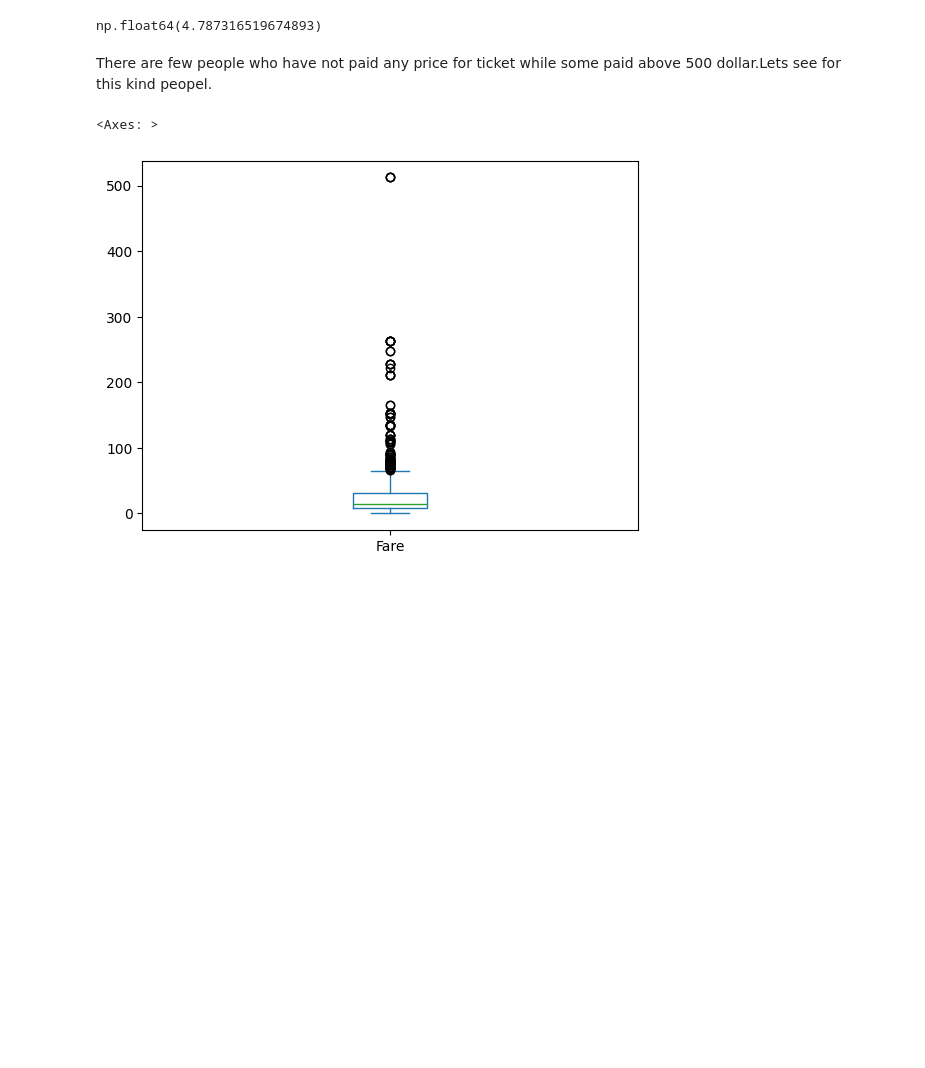
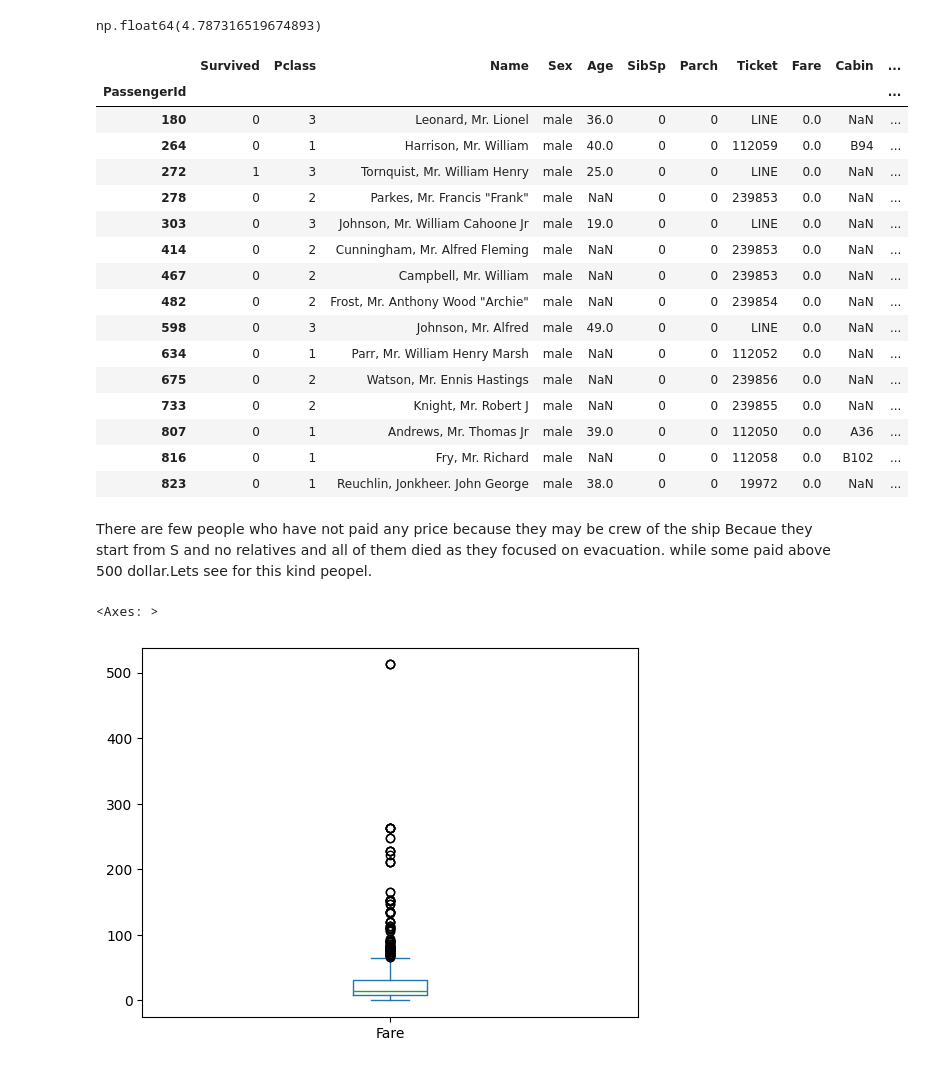
Before and after one commit to lalit7886/DataScience, a Jupyter notebook: EDA/titanice.ipynb, the cells around one changed output. Drawn from its saved outputs; the diff is of its cells as text; code cells hidden in the pictures; blank space fills up the shorter version.

```diff
--- a/EDA/titanice.ipynb
+++ b/EDA/titanice.ipynb
@@ -82,8 +82,28 @@ plt.show()
 df["Fare"].skew()
 # %% [output]
 np.float64(4.787316519674893)
+# %%
+df[df["Fare"]==0]
+# %% [output]
+|  | Survived | Pclass | Name | Sex | Age | SibSp | Parch | Ticket | Fare | Cabin | ... |
+| PassengerId |  |  |  |  |  |  |  |  |  |  | ... |
+| 180 | 0 | 3 | Leonard, Mr. Lionel | male | 36.0 | 0 | 0 | LINE | 0.0 | NaN | ... |
+| 264 | 0 | 1 | Harrison, Mr. William | male | 40.0 | 0 | 0 | 112059 | 0.0 | B94 | ... |
+| 272 | 1 | 3 | Tornquist, Mr. William Henry | male | 25.0 | 0 | 0 | LINE | 0.0 | NaN | ... |
+| 278 | 0 | 2 | Parkes, Mr. Francis "Frank" | male | NaN | 0 | 0 | 239853 | 0.0 | NaN | ... |
+| 303 | 0 | 3 | Johnson, Mr. William Cahoone Jr | male | 19.0 | 0 | 0 | LINE | 0.0 | NaN | ... |
+| 414 | 0 | 2 | Cunningham, Mr. Alfred Fleming | male | NaN | 0 | 0 | 239853 | 0.0 | NaN | ... |
+| 467 | 0 | 2 | Campbell, Mr. William | male | NaN | 0 | 0 | 239853 | 0.0 | NaN | ... |
+| 482 | 0 | 2 | Frost, Mr. Anthony Wood "Archie" | male | NaN | 0 | 0 | 239854 | 0.0 | NaN | ... |
+| 598 | 0 | 3 | Johnson, Mr. Alfred | male | 49.0 | 0 | 0 | LINE | 0.0 | NaN | ... |
+| 634 | 0 | 1 | Parr, Mr. William Henry Marsh | male | NaN | 0 | 0 | 112052 | 0.0 | NaN | ... |
+| 675 | 0 | 2 | Watson, Mr. Ennis Hastings | male | NaN | 0 | 0 | 239856 | 0.0 | NaN | ... |
+| 733 | 0 | 2 | Knight, Mr. Robert J | male | NaN | 0 | 0 | 239855 | 0.0 | NaN | ... |
+| 807 | 0 | 1 | Andrews, Mr. Thomas Jr | male | 39.0 | 0 | 0 | 112050 | 0.0 | A36 | ... |
+| 816 | 0 | 1 | Fry, Mr. Richard | male | NaN | 0 | 0 | 112058 | 0.0 | B102 | ... |
+| 823 | 0 | 1 | Reuchlin, Jonkheer. John George | male | 38.0 | 0 | 0 | 19972 | 0.0 | NaN | ... |
 # %% [markdown]
-There are few people who have not paid any price for ticket while some paid above 500 dollar.Lets see for this kind peopel.
+There are few people who have not paid any price because they may be crew of the ship Becaue they start from S and no relatives and all of them died as they focused on evacuation. while some paid above 500 dollar.Lets see for this kind peopel.
 # %%
 df["Fare"].plot(kind="box")
 # %% [output]
```
Also changed, not shown: parts of 14 cells of this notebook, 2 other files.
